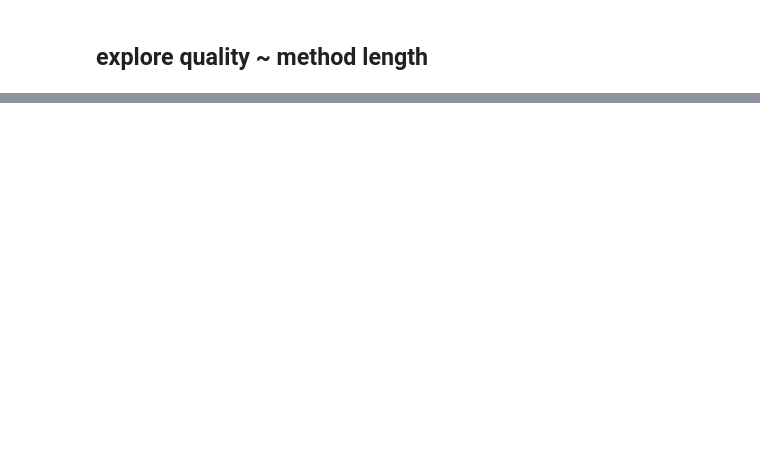
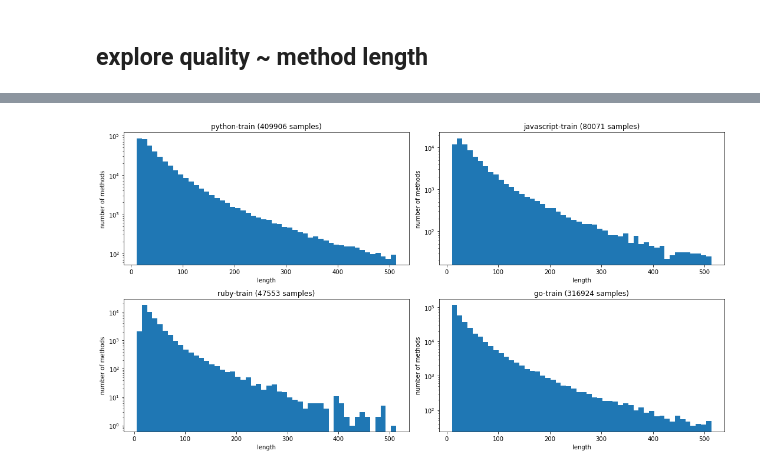
Before and after one commit to annie4ka99/code-transformer, a Jupyter notebook: notebooks/explore_quality_based_on_length.ipynb, the cells around one changed output, grey strips where cells are left out. Cells and saved outputs as stored; diff of their text form; code cells hidden in the pictures; blank space fills up the shorter version.

Commit message:
reworked dependency-on-length-evaluation

```diff
--- a/notebooks/explore_quality_based_on_length.ipynb
+++ b/notebooks/explore_quality_based_on_length.ipynb
@@ -15,0 +91,22 @@ import matplotlib.pyplot as plt
+# %%
+partition = 'test'
+
+plt.figure(figsize=(15,8))
+for i in range(1, 5):
+    lang = lang = csn_langs[(i - 1) % 4]
+    save_path = os.path.join(results_dir, f"sample-metrics-code_transformer-{lang}-{partition}.csv")
+    if not os.path.exists(save_path):
+        print(f'coudnt find file {save_path}')
+        continue
+
+    metrics = pd.read_csv(save_path)
+    n = len(metrics)
+
+    plt.subplot(2, 2, i)
+    plt.title(f'{lang}-{partition} ({n} samples)')
+    plt.xlabel('length')
+    plt.ylabel('number of methods')
+    plt.hist(metrics.length, bins=50,  log=True)
+#     metrics.length.plot.hist(bins=20, title=f'{lang}-{partition}', log=True, ax=col)
+plt.tight_layout()
+plt.show()
@@ -15,0 +115,24 @@ import matplotlib.pyplot as plt
+# %%
+partition = 'train'
+
+plt.figure(figsize=(15,8))
+for i in range(1, 5):
+    lang = lang = csn_langs[(i - 1) % 4]
+
+    save_path = os.path.join("samples_info", f'lengths-{lang}-{partition}.npy')
+    if not os.path.exists(save_path):
+        print(f'coudnt find file {save_path}')
+        continue
+
+    lengths = np.load(save_path)
+    n = len(lengths)
+
+    plt.subplot(2, 2, i)
+    plt.title(f'{lang}-{partition} ({n} samples)')
+    plt.xlabel('length')
+    plt.ylabel('number of methods')
+    plt.hist(lengths, bins=50,  log=True)
+plt.tight_layout()
+plt.show()
+# %% [output]
+[figure, added]
```
Also changed, not shown: parts of 26 cells of this notebook, 1 other file.
